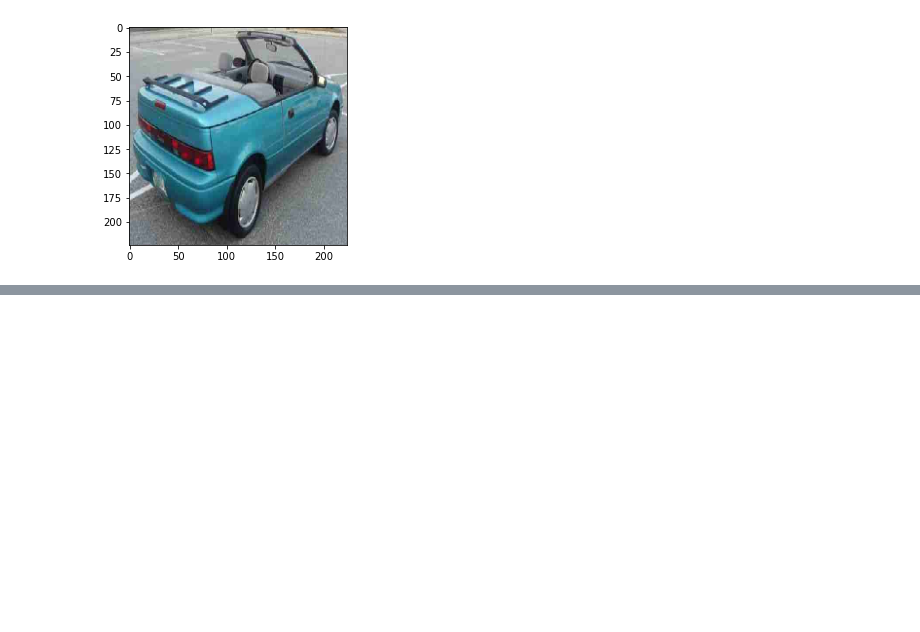
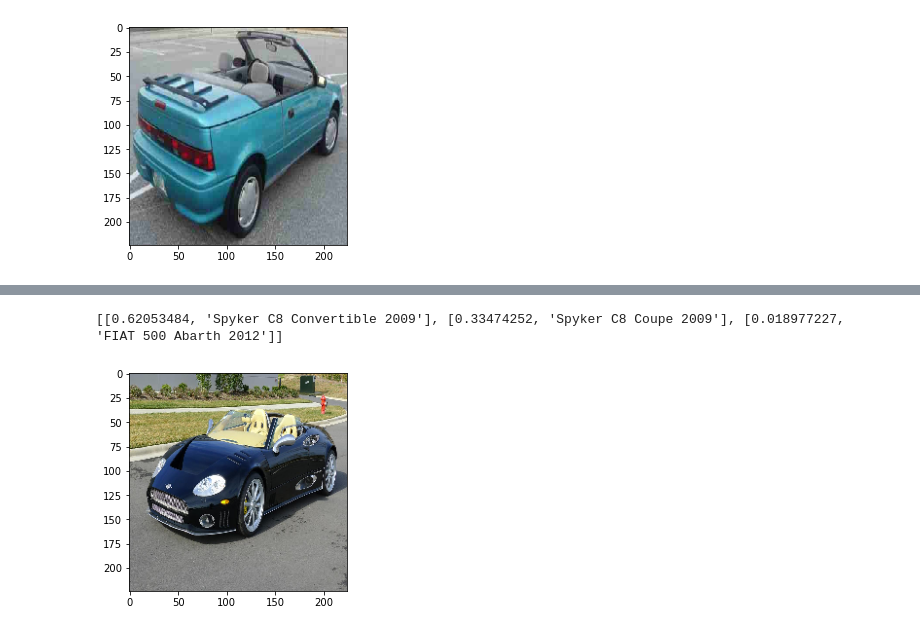
Before and after one commit to Pavlockk/data2020P4, a Jupyter notebook: KP_2.ipynb, the cells around one changed output, grey strips where cells are left out. Cells and saved outputs as stored; diff of their text form; code cells hidden in the pictures; blank space fills up the shorter version.

```diff
--- a/KP_2.ipynb
+++ b/KP_2.ipynb
@@ -512,0 +522,5 @@ predictColor('geo')
+# %%
+predictColor('spyker')
+# %% [output]
+[[0.62053484, 'Spyker C8 Convertible 2009'], [0.33474252, 'Spyker C8 Coupe 2009'], [0.018977227, 'FIAT 500 Abarth 2012']]
+[figure, added]
```
Also changed, not shown: parts of 4 cells of this notebook, 1 other file.
